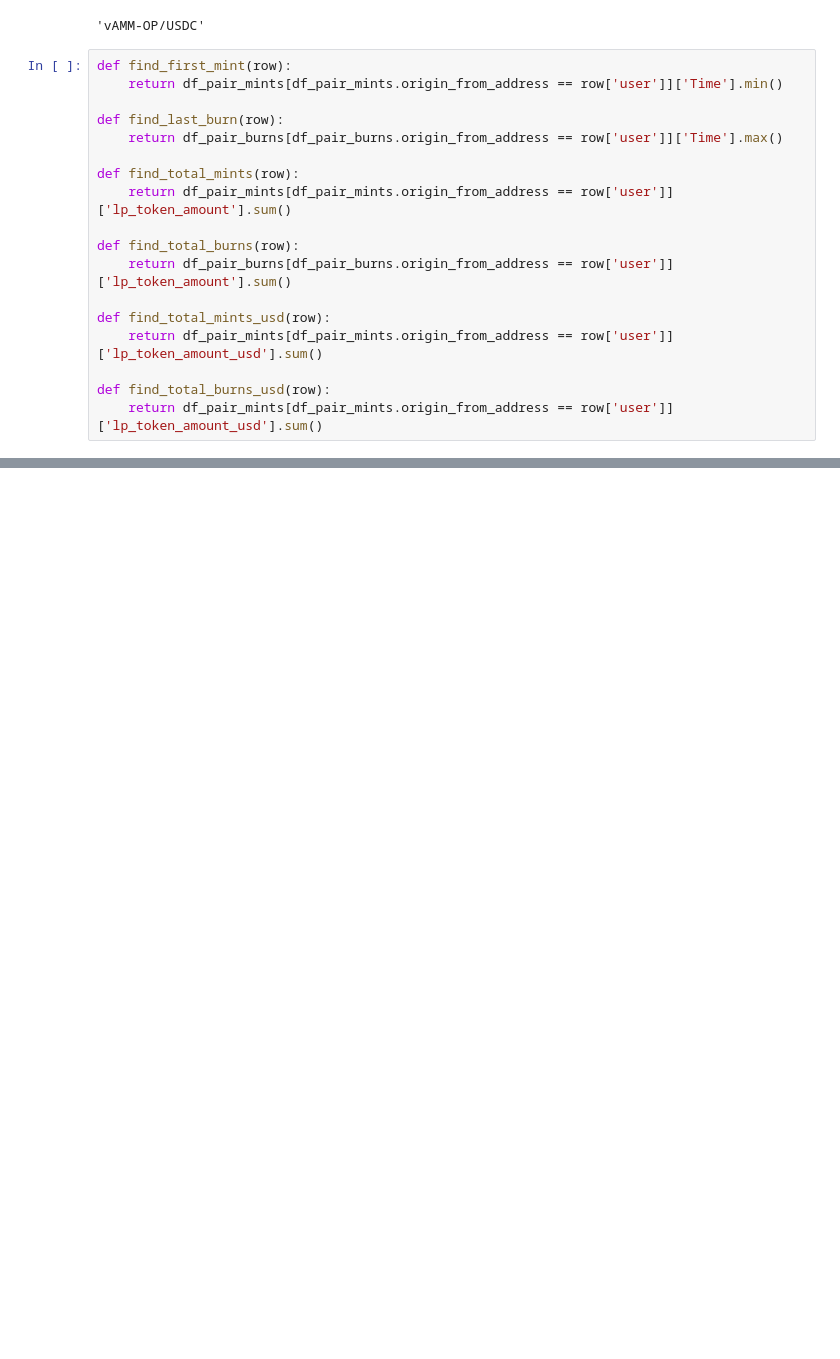
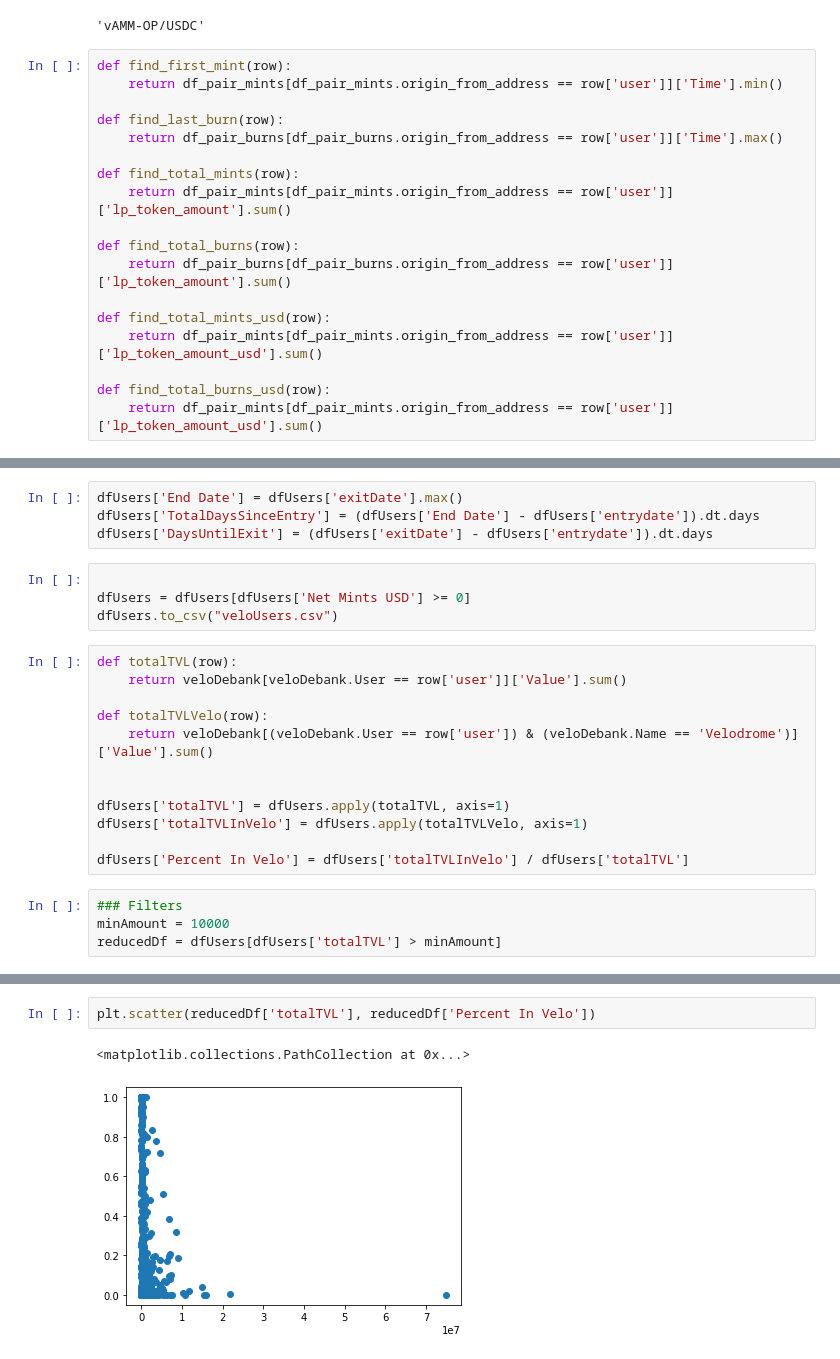
Before and after one commit to RoboVault/Insights, a Jupyter notebook: VeloAnalysis.ipynb, the cells around one changed output, grey strips where cells are left out. Drawn from its saved outputs; the diff is of its cells as text; blank space fills up the shorter version.

```diff
--- a/VeloAnalysis.ipynb
+++ b/VeloAnalysis.ipynb
@@ -141,0 +131,24 @@ See the caveats in the documentation: https://pandas.pydata.org/pandas-docs/stab
+# %%
+dfUsers['End Date'] = dfUsers['exitDate'].max()
+dfUsers['TotalDaysSinceEntry'] = (dfUsers['End Date'] - dfUsers['entrydate']).dt.days
+dfUsers['DaysUntilExit'] = (dfUsers['exitDate'] - dfUsers['entrydate']).dt.days
+# %%
+
+dfUsers = dfUsers[dfUsers['Net Mints USD'] >= 0]
+dfUsers.to_csv("veloUsers.csv")
+# %%
+def totalTVL(row):
+    return veloDebank[veloDebank.User == row['user']]['Value'].sum()
+
+def totalTVLVelo(row):
+    return veloDebank[(veloDebank.User == row['user']) & (veloDebank.Name == 'Velodrome')]['Value'].sum()
+
+
+dfUsers['totalTVL'] = dfUsers.apply(totalTVL, axis=1)
+dfUsers['totalTVLInVelo'] = dfUsers.apply(totalTVLVelo, axis=1)
+
+dfUsers['Percent In Velo'] = dfUsers['totalTVLInVelo'] / dfUsers['totalTVL']
+# %%
+### Filters
+minAmount = 10000
+reducedDf = dfUsers[dfUsers['totalTVL'] > minAmount]
@@ -141,0 +171,5 @@ See the caveats in the documentation: https://pandas.pydata.org/pandas-docs/stab
+# %%
+plt.scatter(reducedDf['totalTVL'], reducedDf['Percent In Velo'])
+# %% [output]
+<matplotlib.collections.PathCollection at 0x...>
+[figure, added]
```
Also changed, not shown: parts of 20 cells of this notebook.
